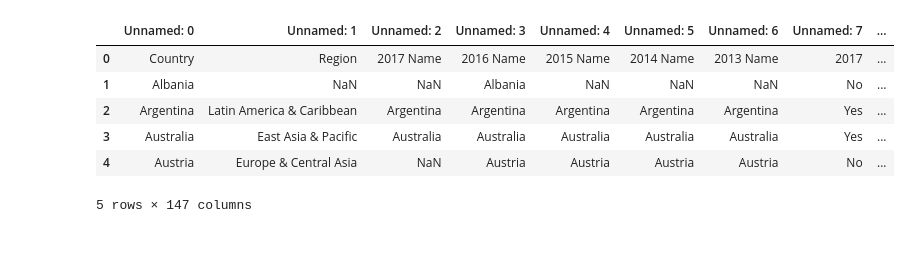
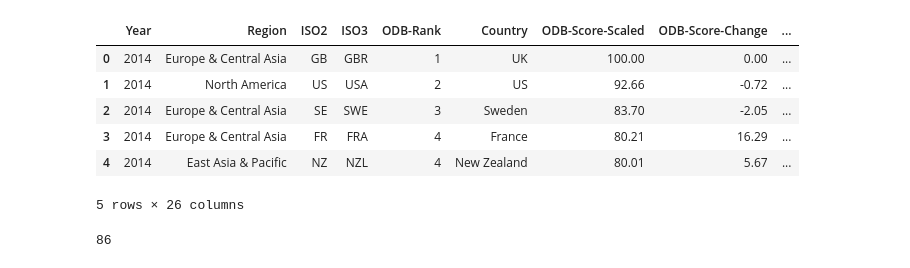
Before and after one commit to kreetigulati/Egovernance_and_OpenData, a Jupyter notebook: Jordan/Exploration - JS.ipynb, the cells around one changed output. Saved outputs shown, nothing was run; the diff lists cells and outputs as text; code cells hidden in the pictures.

Commit message:
cleaned the ODB data and plotted the Egov data

```diff
--- a/Jordan/Exploration - JS.ipynb
+++ b/Jordan/Exploration - JS.ipynb
@@ -11,6 +11,7 @@ import json
 import html
 from scipy.stats import linregress
 # %%
-csv_path1 = "../Resources/2014-2017OpenData.csv"
-csv_path2 = "../Resources/EGOV_DATA_2014.csv"
-csv_path3 = "../Resources/EGOV_DATA_2016"
+csv_path1 = "../Resources/odb-rankings-2014.csv"
+csv_path2 = "../Resources/odb-rankings-2016.csv"
+csv_path3 = "../Resources/egov-rankings-2014.csv"
+csv_path4 = "../Resources/egov-rankings-2016.csv"
@@ -17,11 +80,10 @@ csv_path3 = "../Resources/EGOV_DATA_2016"
 # %%
-df_egov = pd.read_csv(csv_path1)
-df_egov.head()
+df_odb_2014 = pd.read_csv(csv_path1)
 # %% [output]
-|  | Unnamed: 0 | Unnamed: 1 | Unnamed: 2 | Unnamed: 3 | Unnamed: 4 | Unnamed: 5 | Unnamed: 6 | Unnamed: 7 | ... |
-| 0 | Country | Region | 2017 Name | 2016 Name | 2015 Name | 2014 Name | 2013 Name | 2017 | ... |
-| 1 | Albania | NaN | NaN | Albania | NaN | NaN | NaN | No | ... |
-| 2 | Argentina | Latin America & Caribbean | Argentina | Argentina | Argentina | Argentina | Argentina | Yes | ... |
-| 3 | Australia | East Asia & Pacific | Australia | Australia | Australia | Australia | Australia | Yes | ... |
-| 4 | Austria | Europe & Central Asia | NaN | Austria | Austria | Austria | Austria | No | ... |
+|  | Year | Region | ISO2 | ISO3 | ODB-Rank | Country | ODB-Score-Scaled | ODB-Score-Change | ... |
+| 0 | 2014 | Europe & Central Asia | GB | GBR | 1 | UK | 100.00 | 0.00 | ... |
+| 1 | 2014 | North America | US | USA | 2 | US | 92.66 | -0.72 | ... |
+| 2 | 2014 | Europe & Central Asia | SE | SWE | 3 | Sweden | 83.70 | -2.05 | ... |
+| 3 | 2014 | Europe & Central Asia | FR | FRA | 4 | France | 80.21 | 16.29 | ... |
+| 4 | 2014 | East Asia & Pacific | NZ | NZL | 4 | New Zealand | 80.01 | 5.67 | ... |
-5 rows × 147 columns
+5 rows × 26 columns
@@ -27,0 +94,4 @@ df_egov.head()
+# %%
+len(odb_2014['Year'])
+# %% [output]
+86
```
Also changed, not shown: parts of 11 cells of this notebook, 4 other files.
